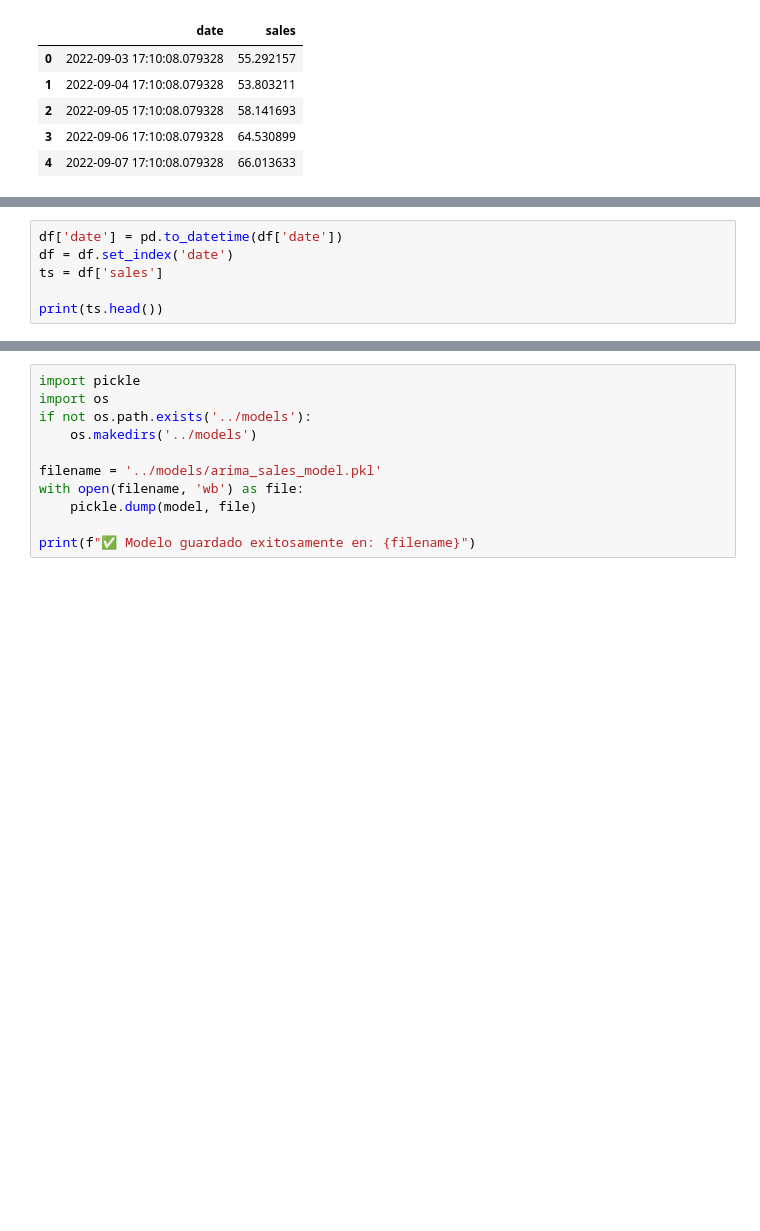
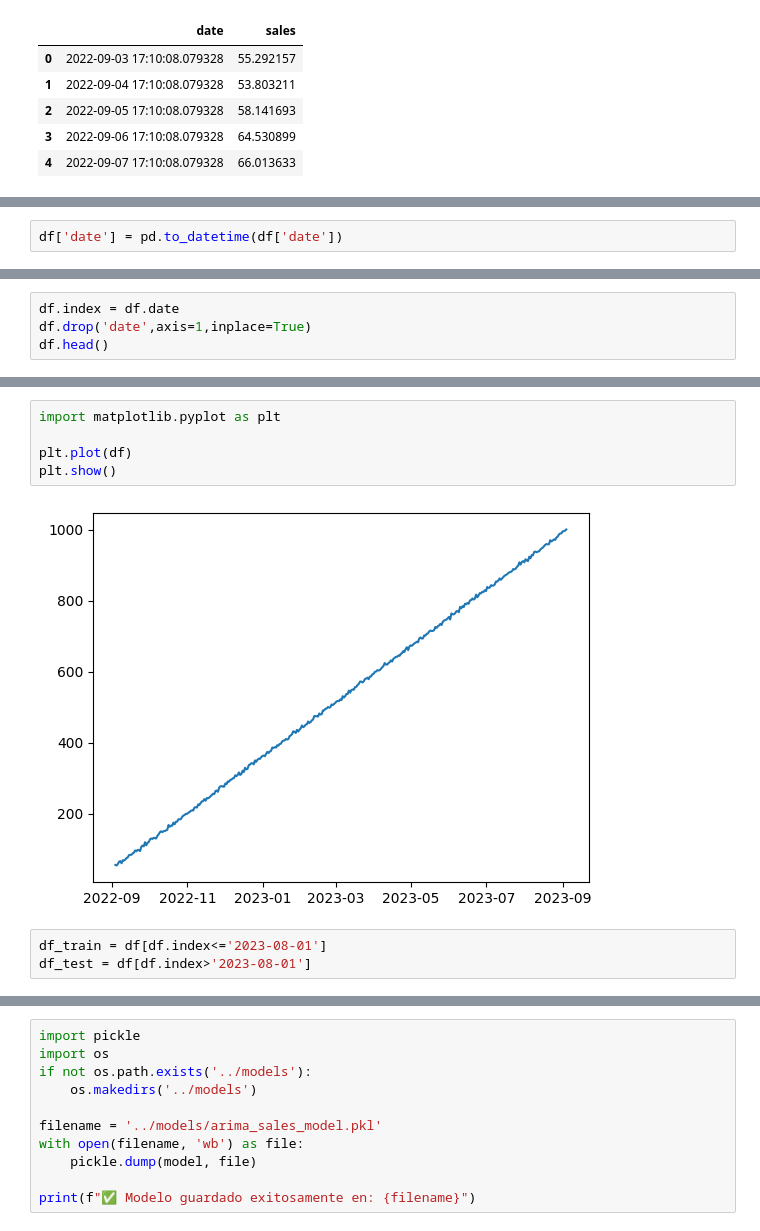
Before and after one commit to 4GeeksAcademy/series_de_tiempo_alternativoMgF, a Jupyter notebook: src/explore.ipynb, the cells around one changed output, grey strips where cells are left out. Saved outputs shown, nothing was run; the diff lists cells and outputs as text; blank space fills up the shorter version.

```diff
--- a/src/explore.ipynb
+++ b/src/explore.ipynb
@@ -25,6 +37,2 @@ df.head()
 # %%
 df['date'] = pd.to_datetime(df['date'])
-df = df.set_index('date')
-ts = df['sales']
-
-print(ts.head())
@@ -153,0 +60,4 @@ Raíz del Error Cuadrático Medio (RMSE): 2.7297
+# %%
+df.index = df.date
+df.drop('date',axis=1,inplace=True)
+df.head()
@@ -153,0 +72,10 @@ Raíz del Error Cuadrático Medio (RMSE): 2.7297
+# %%
+import matplotlib.pyplot as plt
+
+plt.plot(df)
+plt.show()
+# %% [output]
+[figure, added]
+# %%
+df_train = df[df.index<='2023-08-01']
+df_test = df[df.index>'2023-08-01']
```
Also changed, not shown: parts of 19 cells of this notebook, 1 other file.
